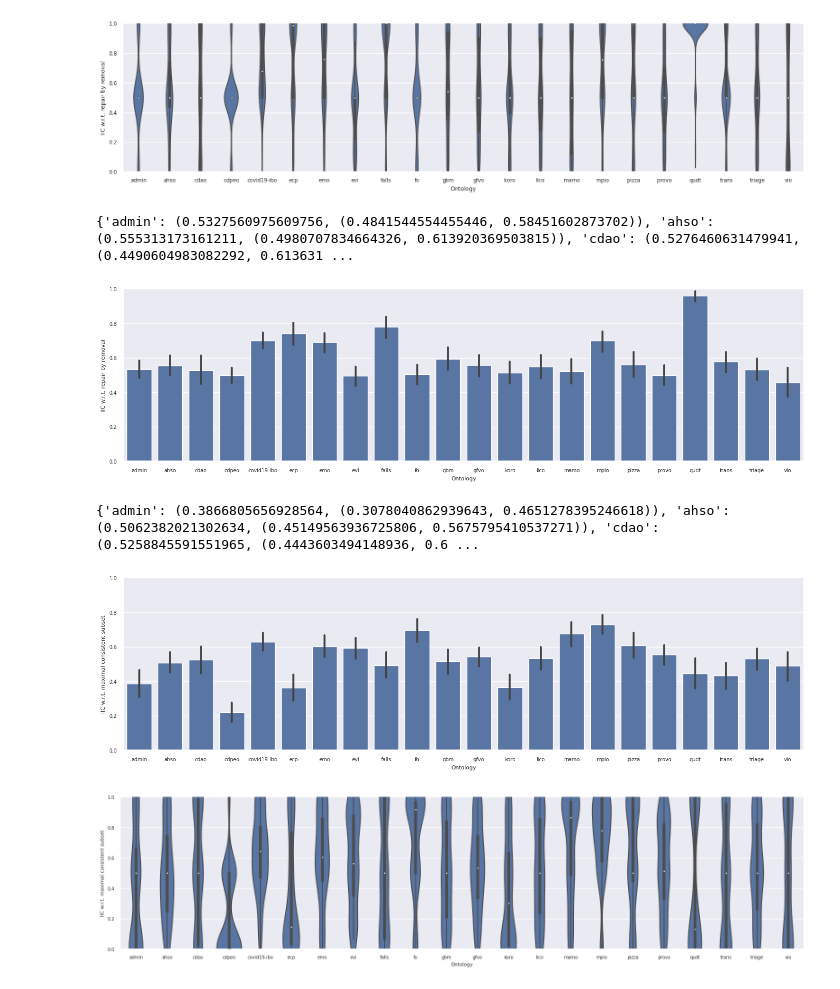
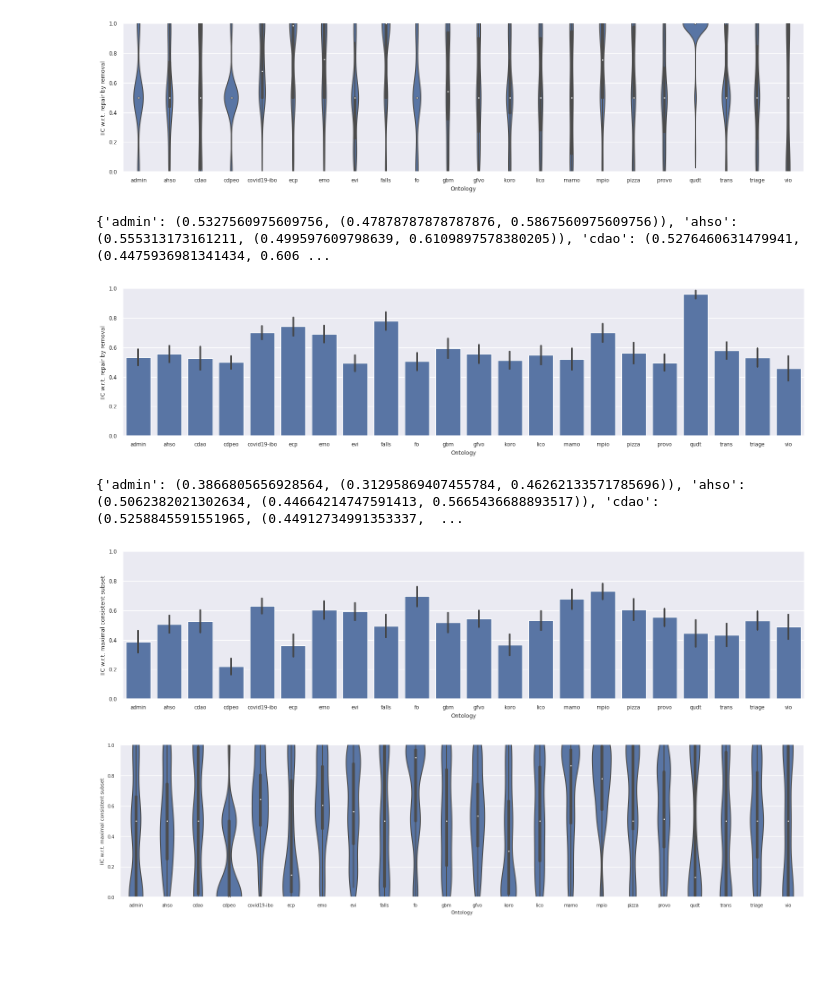
Before and after one commit to rolandbernard/paper-axiom-weakening, a Jupyter notebook: experiments/scripts/explore.ipynb, the cells around one changed output. Drawn from its saved outputs; the diff is of its cells as text; code cells hidden in the pictures; blank space fills up the shorter version.

```diff
--- a/experiments/scripts/explore.ipynb
+++ b/experiments/scripts/explore.ipynb
@@ -100,24 +100,24 @@ plt.savefig('../../figures/iic-remove-ontology-violin.png', dpi=400)
 # %% [output]
 [figure]
 # %%
-sns.set(font_scale=0.65)
+sns.set(font_scale=0.75)
 order = np.unique(repair_data['Ontology'])
 facet = sns.catplot(data=repair_data, kind='bar', x='Ontology',
-                    y='IIC w.r.t. repair by removal', height=4, aspect=3.5, color='b', order=order)
+                    y='IIC w.r.t. repair by removal', height=4, aspect=4, color='b', order=order, n_boot=50_000, seed=10)
 plt.ylim((0, 1))
 plt.savefig('../../figures/iic-remove-ontology-bar.png', dpi=400)
 lower = [line.get_ydata().min() for line in facet.ax.lines]
 upper = [line.get_ydata().max() for line in facet.ax.lines]
 print({order[i]: (repair_data[repair_data['Ontology'] == order[i]]
       ['iic_remove'].mean(), ci) for i, ci in enumerate(zip(lower, upper))})
 # %% [output]
-{'admin': (0.5327560975609756, (0.4841544554455446, 0.58451602873702)), 'ahso': (0.555313173161211, (0.4980707834664326, 0.613920369503815)), 'cdao': (0.5276460631479941, (0.4490604983082292, 0.613631 ...
+{'admin': (0.5327560975609756, (0.47878787878787876, 0.5867560975609756)), 'ahso': (0.555313173161211, (0.499597609798639, 0.6109897578380205)), 'cdao': (0.5276460631479941, (0.4475936981341434, 0.606 ...
-[figure, old version]
+[figure, new version]
 # %%
-sns.set(font_scale=0.65)
+sns.set(font_scale=0.75)
 order = np.unique(repair_data['Ontology'])
 facet = sns.catplot(data=repair_data, kind='bar', x='Ontology',
-                    y='IIC w.r.t. maximal consistent subset', height=4, aspect=3.5, color='b', order=order)
+                    y='IIC w.r.t. maximal consistent subset', height=4, aspect=4, color='b', order=order, n_boot=50_000, seed=10)
 plt.ylim((0, 1))
 plt.savefig('../../figures/iic-mcs-ontology-bar.png', dpi=400)
 lower = [line.get_ydata().min() for line in facet.ax.lines]
@@ -125,8 +125,8 @@ upper = [line.get_ydata().max() for line in facet.ax.lines]
 print({order[i]: (repair_data[repair_data['Ontology'] == order[i]]
       ['iic_mcs'].mean(), ci) for i, ci in enumerate(zip(lower, upper))})
 # %% [output]
-{'admin': (0.3866805656928564, (0.3078040862939643, 0.4651278395246618)), 'ahso': (0.5062382021302634, (0.45149563936725806, 0.5675795410537271)), 'cdao': (0.5258845591551965, (0.4443603494148936, 0.6 ...
+{'admin': (0.3866805656928564, (0.31295869407455784, 0.46262133571785696)), 'ahso': (0.5062382021302634, (0.44664214747591413, 0.5665436688893517)), 'cdao': (0.5258845591551965, (0.44912734991353337,  ...
-[figure, old version]
+[figure, new version]
 # %%
 sns.set(font_scale=0.65)
 order = np.unique(repair_data['Ontology'])
```
Also changed, not shown: parts of 7 cells of this notebook, 11 other files.
